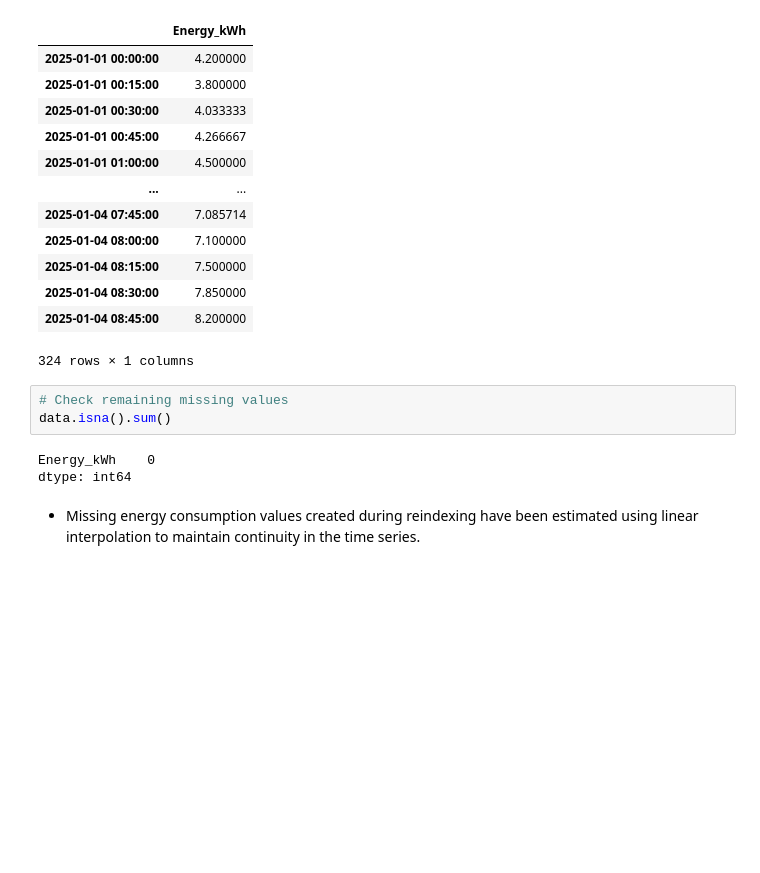
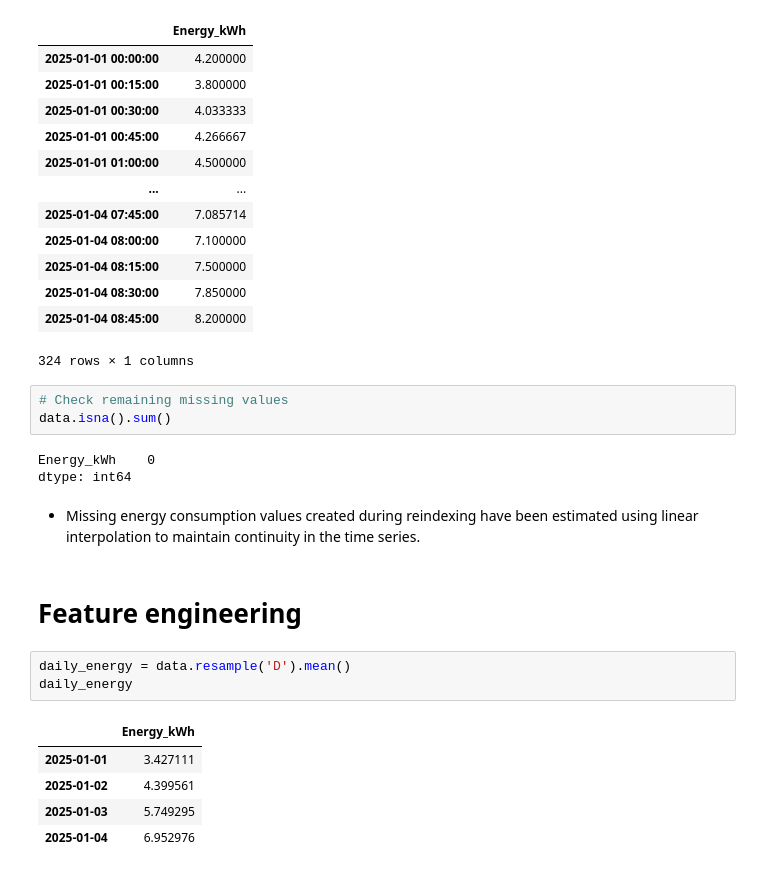
Before and after one commit to Agumekenneth/Time-series-, a Jupyter notebook: week 3/Assignment_one.ipynb, the cells around one changed output. Saved outputs shown, nothing was run; the diff lists cells and outputs as text; blank space fills up the shorter version.

```diff
--- a/week 3/Assignment_one.ipynb
+++ b/week 3/Assignment_one.ipynb
@@ -185,3 +185,14 @@ Energy_kWh    0
 dtype: int64
 # %% [markdown]
 - Missing energy consumption values created during reindexing have been estimated using linear interpolation to maintain continuity in the time series.
+# %% [markdown]
+# Feature engineering
+# %%
+daily_energy = data.resample('D').mean()
+daily_energy
+# %% [output]
+|  | Energy_kWh |
+| 2025-01-01 | 3.427111 |
+| 2025-01-02 | 4.399561 |
+| 2025-01-03 | 5.749295 |
+| 2025-01-04 | 6.952976 |
```
Also changed, not shown: parts of 5 cells of this notebook.
